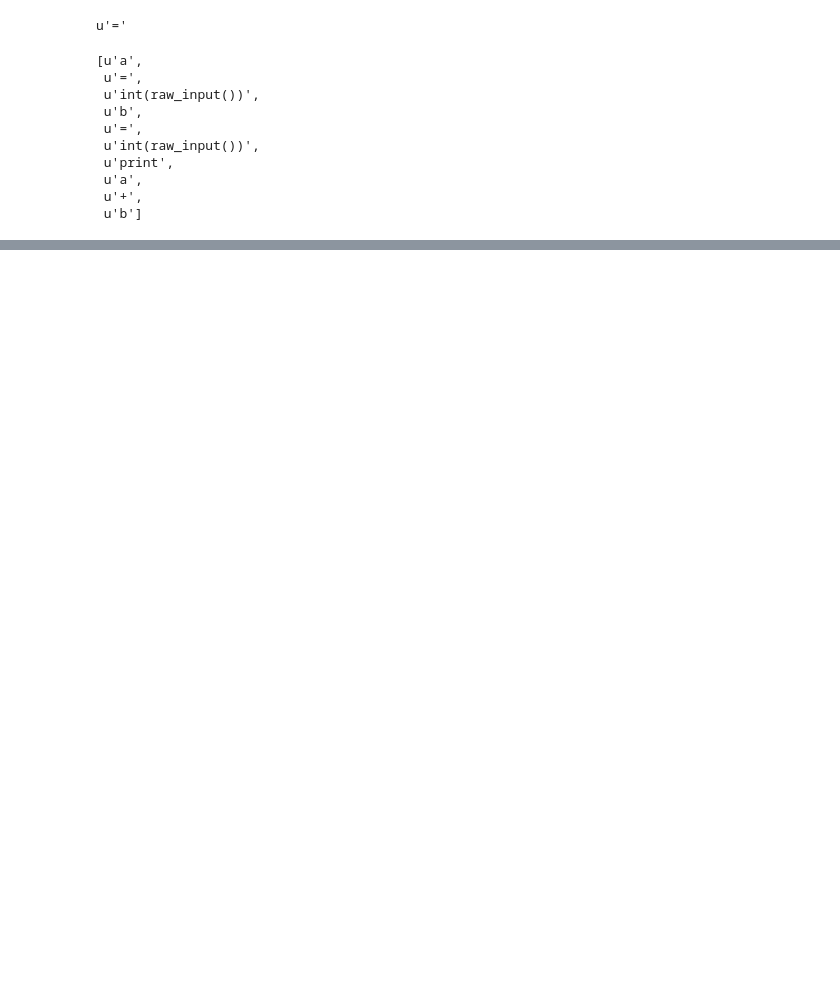
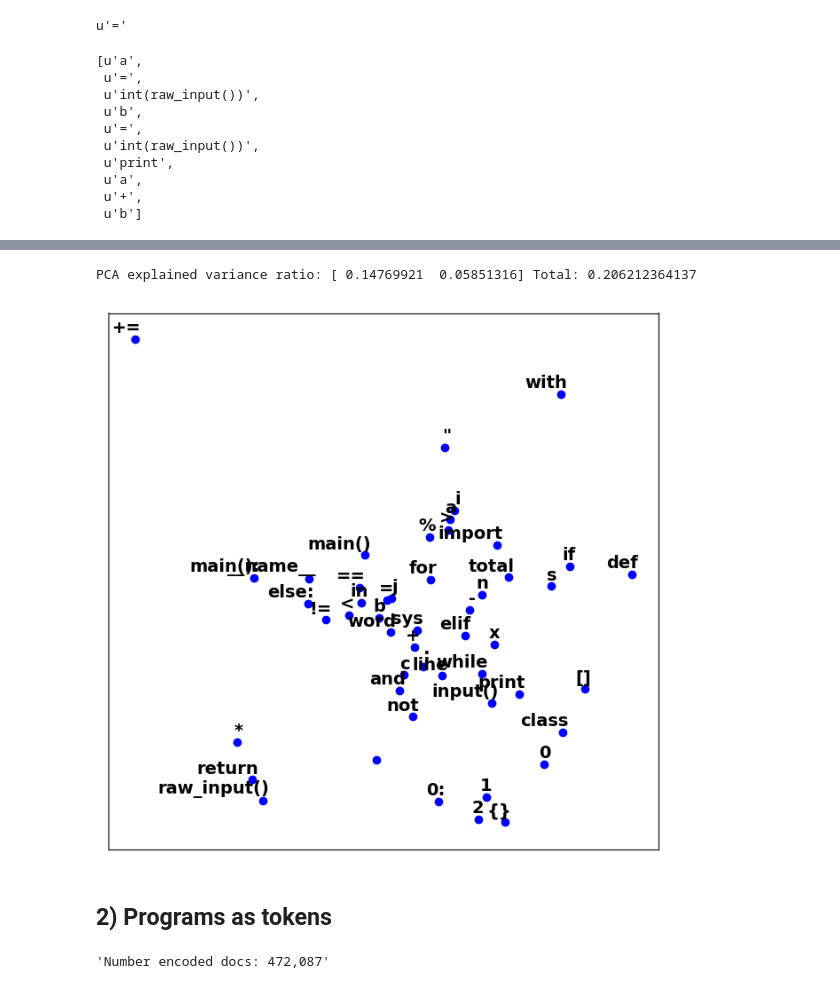
Before and after one commit to dazcona/user2code2vec, a Jupyter notebook: code2vec Embeddings.ipynb, the cells around one changed output, grey strips where cells are left out. Drawn from its saved outputs; the diff is of its cells as text; code cells hidden in the pictures; blank space fills up the shorter version.

Commit message:
code2vec for embeddings

```diff
--- a/code2vec Embeddings.ipynb
+++ b/code2vec Embeddings.ipynb
@@ -824,0 +318,42 @@ plot_dimensionality_reduction(pg_pca, id_to_word, top_words=top_words)
+# %%
+pca = get_pca(embeddings)
+# %% [output]
+PCA explained variance ratio: [ 0.14769921  0.05851316] Total: 0.206212364137
+# %%
+def get_top_words(t, N=50):
+
+    return [word for word, occurrences in sorted(t.word_counts.items(), key=lambda t: t[1], reverse=True)[:N]]
+# %%
+top_words = get_top_words(t)
+# %%
+def plot_embeddings(low_dim_embs, id_to_word, top_words, figsize=(8, 8)):
+
+    plt.figure(figsize=figsize, dpi=100)
+    ax = plt.axes()
+    ax.yaxis.set_major_locator(plt.NullLocator())
+    ax.xaxis.set_major_locator(plt.NullLocator())
+    i = 0
+    while i < len(low_dim_embs):
+
+        if i in id_to_word:
+
+            x, y = low_dim_embs[i, :]
+            word = id_to_word[i]
+
+            if word in top_words:
+                plt.scatter(x, y, color='b')
+                plt.annotate(word,
+                            xy=(x, y),
+                            xytext=(5, 2),
+                            textcoords='offset points',
+                            ha='right',
+                            va='bottom',
+                            fontsize=14)
+
+        i += 1
+# %%
+plot_embeddings(pca, id_to_word, top_words)
+# %% [output]
+[figure, added]
+# %% [markdown]
+## 2) Programs as tokens
@@ -824,0 +387,4 @@ plot_dimensionality_reduction(pg_pca, id_to_word, top_words=top_words)
+# %%
+'Number encoded docs: {:,}'.format(len(token_words))
+# %% [output]
+'Number encoded docs: 472,087'
```
Also changed, not shown: parts of 117 cells of this notebook.
